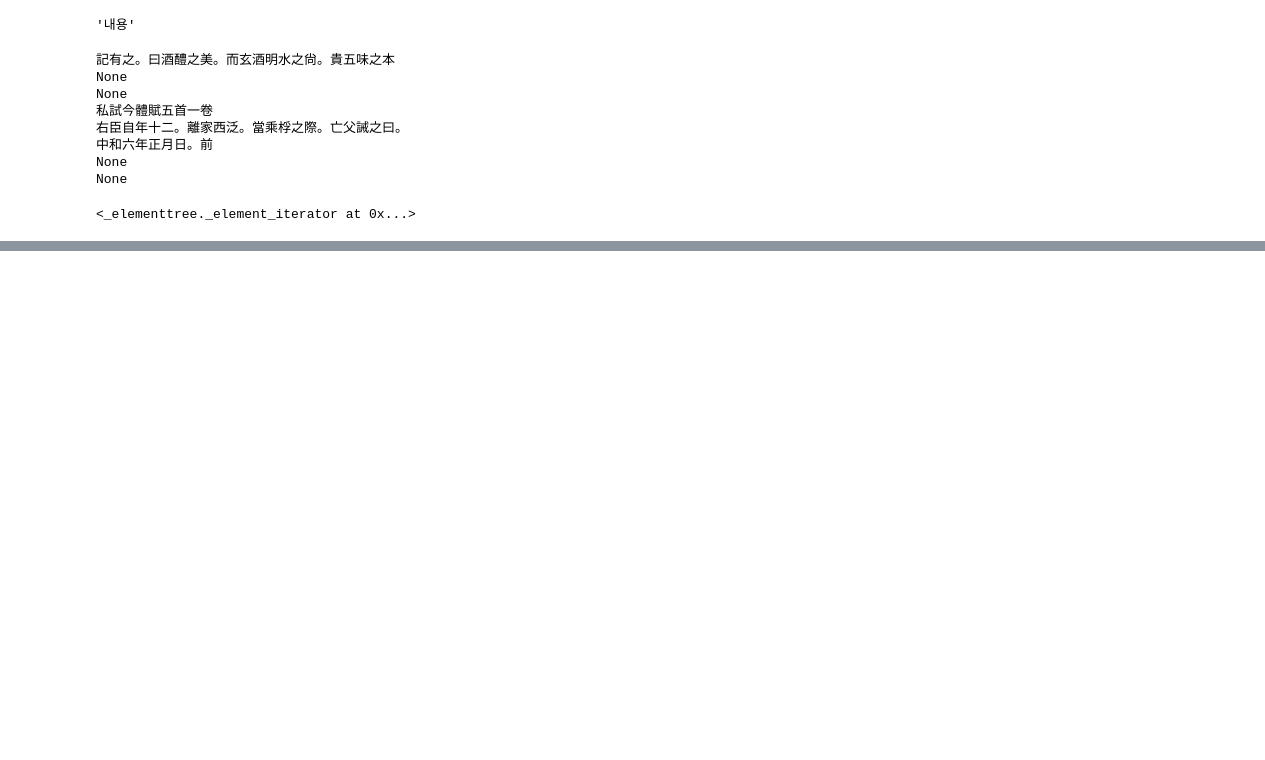
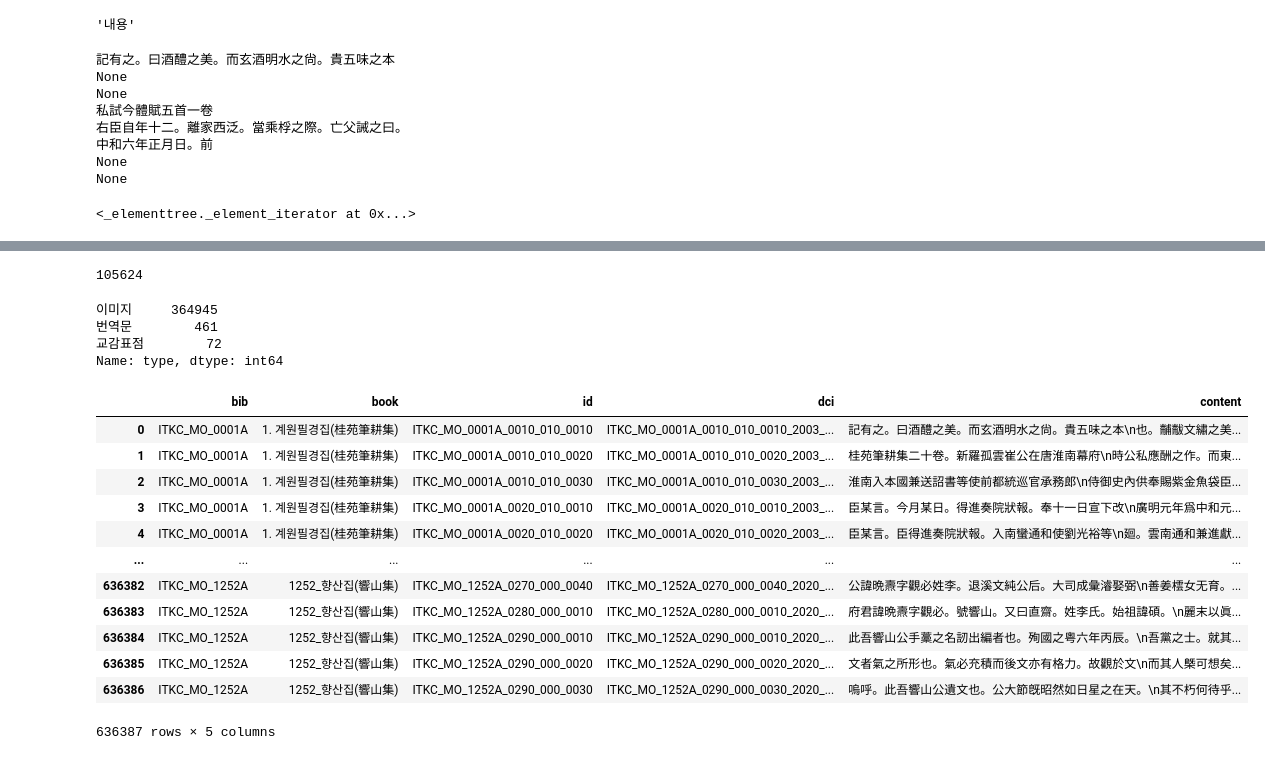
Before and after one commit to ByungjunKim/DigitalKoreanStudies, a Jupyter notebook: 05한국고전종합DB_XML.ipynb, the cells around one changed output, grey strips where cells are left out. Cells and saved outputs as stored; diff of their text form; code cells hidden in the pictures; blank space fills up the shorter version.

```diff
--- a/05한국고전종합DB_XML.ipynb
+++ b/05한국고전종합DB_XML.ipynb
@@ -106,0 +209,4 @@ print(''.join(tree.findall('.//레벨4//내용')[0].find('단락').itertext()))
+# %%
+# id가 비어있는 행 제외
+print(df[df['id'].map(lambda x:len(x)==0)])
+df = df[df['id'].map(lambda x:len(x)!=0)]
@@ -106,0 +227,3 @@ print(''.join(tree.findall('.//레벨4//내용')[0].find('단락').itertext()))
+# %%
+# 중복 삭제
+df = df[~df['book'].str.contains('\(1\)')].reset_index(drop=True)
@@ -106,0 +264,11 @@ print(''.join(tree.findall('.//레벨4//내용')[0].find('단락').itertext()))
+# %%
+len(set(df_asso[df_asso['type']=='번역문']['id'].tolist()))
+# %% [output]
+105624
+# %%
+df_asso[df_asso['연계시작']!=df_asso['연계종료']]['type'].value_counts()
+# %% [output]
+이미지     364945
+번역문        461
+교감표점        72
+Name: type, dtype: int64
@@ -106,0 +283,17 @@ print(''.join(tree.findall('.//레벨4//내용')[0].find('단락').itertext()))
+# %%
+df_explode = df.explode(df.columns[2:].tolist(),ignore_index=True)
+df_explode
+# %% [output]
+|  | bib | book | id | dci | content |
+| 0 | ITKC_MO_0001A | 1. 계원필경집(桂苑筆耕集) | ITKC_MO_0001A_0010_010_0010 | ITKC_MO_0001A_0010_010_0010_2003_... | 記有之。曰酒醴之美。而玄酒明水之尙。貴五味之本\n也。黼黻文繡之美... |
+| 1 | ITKC_MO_0001A | 1. 계원필경집(桂苑筆耕集) | ITKC_MO_0001A_0010_010_0020 | ITKC_MO_0001A_0010_010_0020_2003_... | 桂苑筆耕集二十卷。新羅孤雲崔公在唐淮南幕府\n時公私應酬之作。而東... |
+| 2 | ITKC_MO_0001A | 1. 계원필경집(桂苑筆耕集) | ITKC_MO_0001A_0010_010_0030 | ITKC_MO_0001A_0010_010_0030_2003_... | 淮南入本國兼送詔書等使前都統巡官承務郎\n侍御史內供奉賜紫金魚袋臣... |
+| 3 | ITKC_MO_0001A | 1. 계원필경집(桂苑筆耕集) | ITKC_MO_0001A_0020_010_0010 | ITKC_MO_0001A_0020_010_0010_2003_... | 臣某言。今月某日。得進奏院狀報。奉十一日宣下改\n廣明元年爲中和元... |
+| 4 | ITKC_MO_0001A | 1. 계원필경집(桂苑筆耕集) | ITKC_MO_0001A_0020_010_0020 | ITKC_MO_0001A_0020_010_0020_2003_... | 臣某言。臣得進奏院狀報。入南蠻通和使劉光裕等\n廻。雲南通和兼進獻... |
+| ... | ... | ... | ... | ... | ... |
+| 636382 | ITKC_MO_1252A | 1252_향산집(響山集) | ITKC_MO_1252A_0270_000_0040 | ITKC_MO_1252A_0270_000_0040_2020_... | 公諱晩燾字觀必姓李。退溪文純公后。大司成彙濬娶弼\n善姜橒女无育。... |
+| 636383 | ITKC_MO_1252A | 1252_향산집(響山集) | ITKC_MO_1252A_0280_000_0010 | ITKC_MO_1252A_0280_000_0010_2020_... | 府君諱晩燾字觀必。號響山。又曰直齋。姓李氏。始祖諱碩。\n麗末以眞... |
+| 636384 | ITKC_MO_1252A | 1252_향산집(響山集) | ITKC_MO_1252A_0290_000_0010 | ITKC_MO_1252A_0290_000_0010_2020_... | 此吾響山公手藳之名訒出編者也。殉國之粤六年丙辰。\n吾黨之士。就其... |
+| 636385 | ITKC_MO_1252A | 1252_향산집(響山集) | ITKC_MO_1252A_0290_000_0020 | ITKC_MO_1252A_0290_000_0020_2020_... | 文者氣之所形也。氣必充積而後文亦有格力。故觀於文\n而其人槩可想矣... |
+| 636386 | ITKC_MO_1252A | 1252_향산집(響山集) | ITKC_MO_1252A_0290_000_0030 | ITKC_MO_1252A_0290_000_0030_2020_... | 嗚呼。此吾響山公遺文也。公大節旣昭然如日星之在天。\n其不朽何待乎... |
+636387 rows × 5 columns
```
Also changed, not shown: parts of 31 cells of this notebook, 1 other file.
